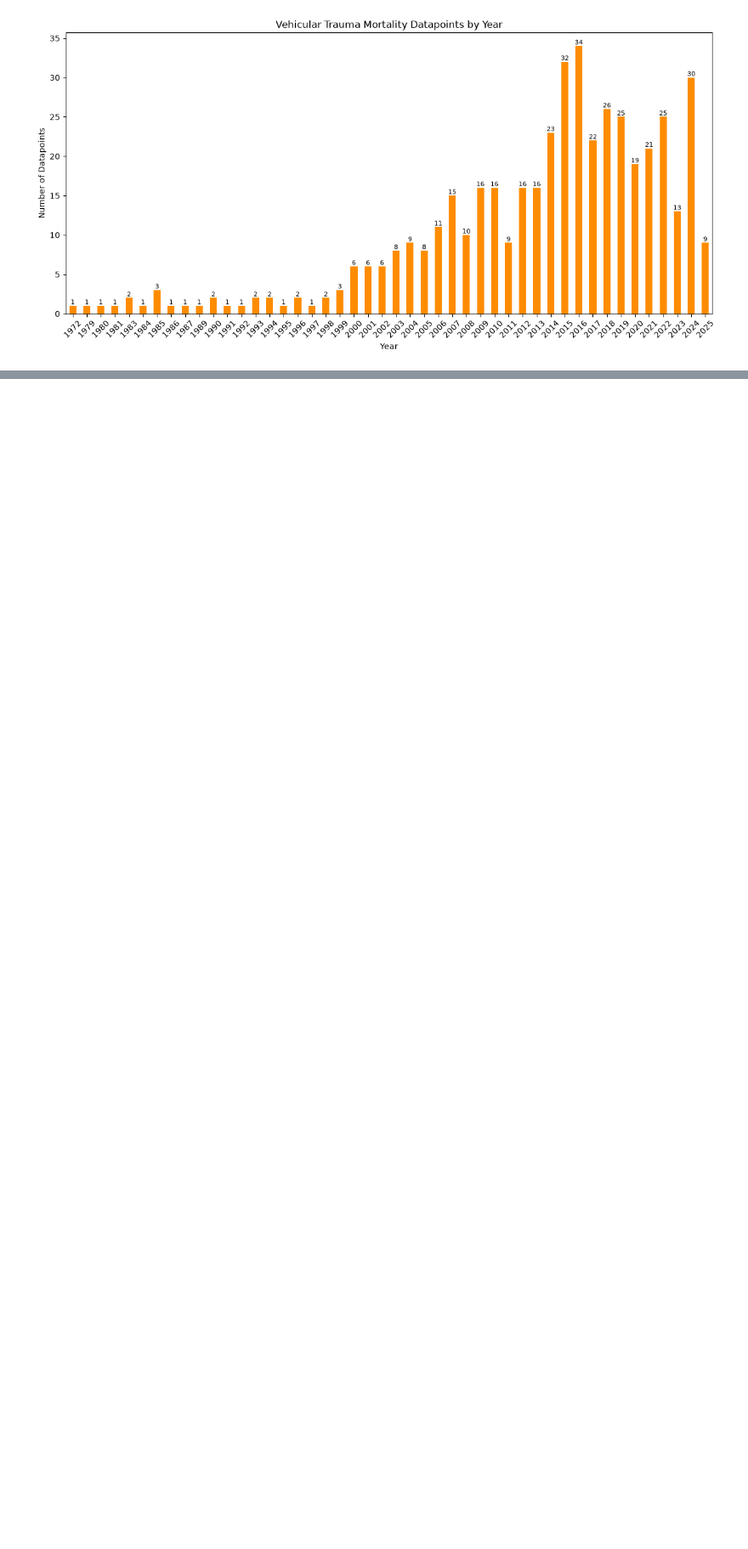
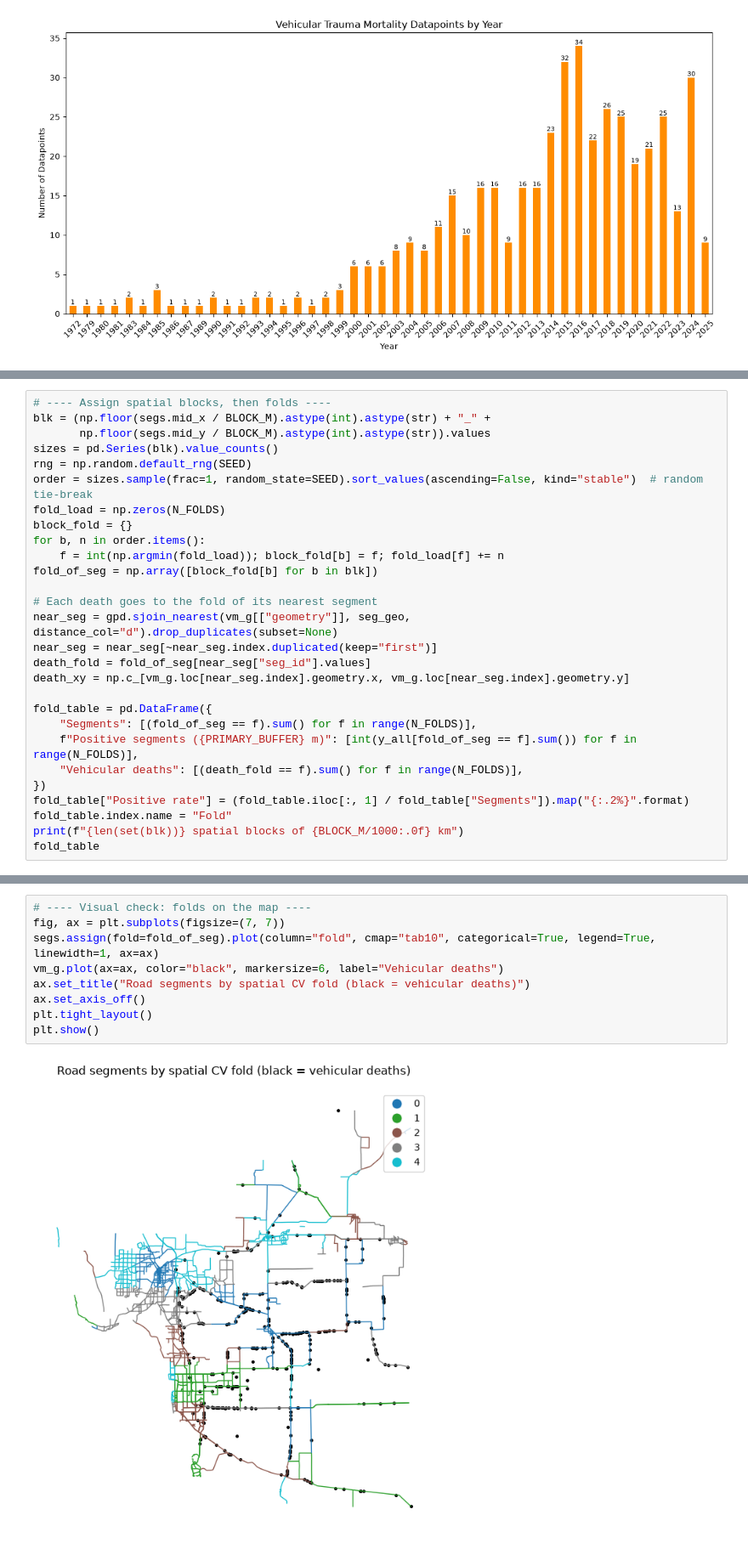
Before and after one commit to JerRMartin/Graph-Based-Risk-Mapping, a Jupyter notebook: notebooks/notebook.ipynb, the cells around one changed output, grey strips where cells are left out. Shown at 85% size. Drawn from its saved outputs; the diff is of its cells as text; blank space fills up the shorter version.

```diff
--- a/notebooks/notebook.ipynb
+++ b/notebooks/notebook.ipynb
@@ -483,0 +502,28 @@ plt.show()
+# %%
+# ---- Assign spatial blocks, then folds ----
+blk = (np.floor(segs.mid_x / BLOCK_M).astype(int).astype(str) + "_" +
+       np.floor(segs.mid_y / BLOCK_M).astype(int).astype(str)).values
+sizes = pd.Series(blk).value_counts()
+rng = np.random.default_rng(SEED)
+order = sizes.sample(frac=1, random_state=SEED).sort_values(ascending=False, kind="stable")  # random tie-break
+fold_load = np.zeros(N_FOLDS)
+block_fold = {}
+for b, n in order.items():
+    f = int(np.argmin(fold_load)); block_fold[b] = f; fold_load[f] += n
+fold_of_seg = np.array([block_fold[b] for b in blk])
+
+# Each death goes to the fold of its nearest segment
+near_seg = gpd.sjoin_nearest(vm_g[["geometry"]], seg_geo, distance_col="d").drop_duplicates(subset=None)
+near_seg = near_seg[~near_seg.index.duplicated(keep="first")]
+death_fold = fold_of_seg[near_seg["seg_id"].values]
+death_xy = np.c_[vm_g.loc[near_seg.index].geometry.x, vm_g.loc[near_seg.index].geometry.y]
+
+fold_table = pd.DataFrame({
+    "Segments": [(fold_of_seg == f).sum() for f in range(N_FOLDS)],
+    f"Positive segments ({PRIMARY_BUFFER} m)": [int(y_all[fold_of_seg == f].sum()) for f in range(N_FOLDS)],
+    "Vehicular deaths": [(death_fold == f).sum() for f in range(N_FOLDS)],
+})
+fold_table["Positive rate"] = (fold_table.iloc[:, 1] / fold_table["Segments"]).map("{:.2%}".format)
+fold_table.index.name = "Fold"
+print(f"{len(set(blk))} spatial blocks of {BLOCK_M/1000:.0f} km")
+fold_table
@@ -483,0 +539,11 @@ plt.show()
+# %%
+# ---- Visual check: folds on the map ----
+fig, ax = plt.subplots(figsize=(7, 7))
+segs.assign(fold=fold_of_seg).plot(column="fold", cmap="tab10", categorical=True, legend=True, linewidth=1, ax=ax)
+vm_g.plot(ax=ax, color="black", markersize=6, label="Vehicular deaths")
+ax.set_title("Road segments by spatial CV fold (black = vehicular deaths)")
+ax.set_axis_off()
+plt.tight_layout()
+plt.show()
+# %% [output]
+[figure, added]
```
Also changed, not shown: parts of 31 cells of this notebook, 1 other file.
